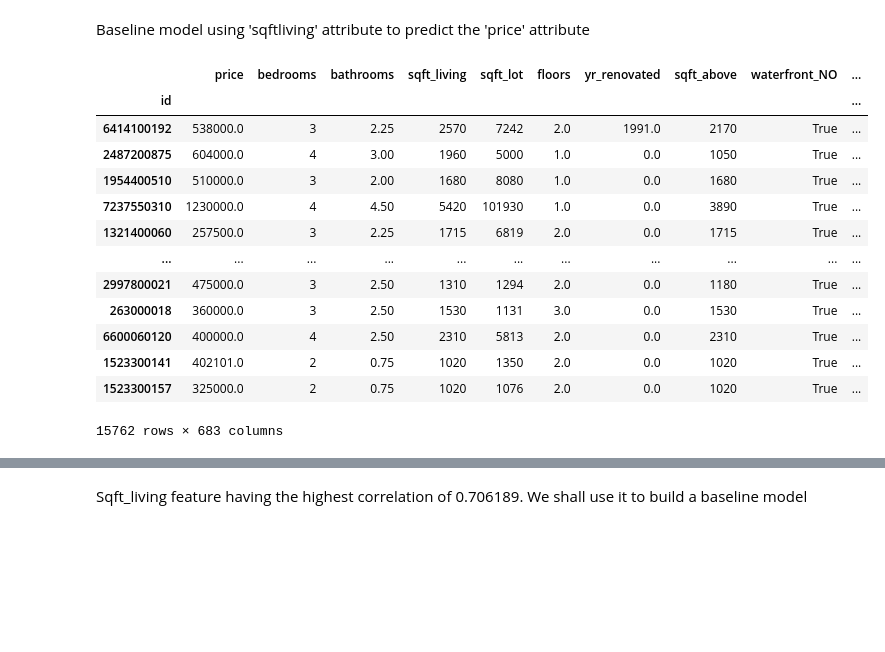
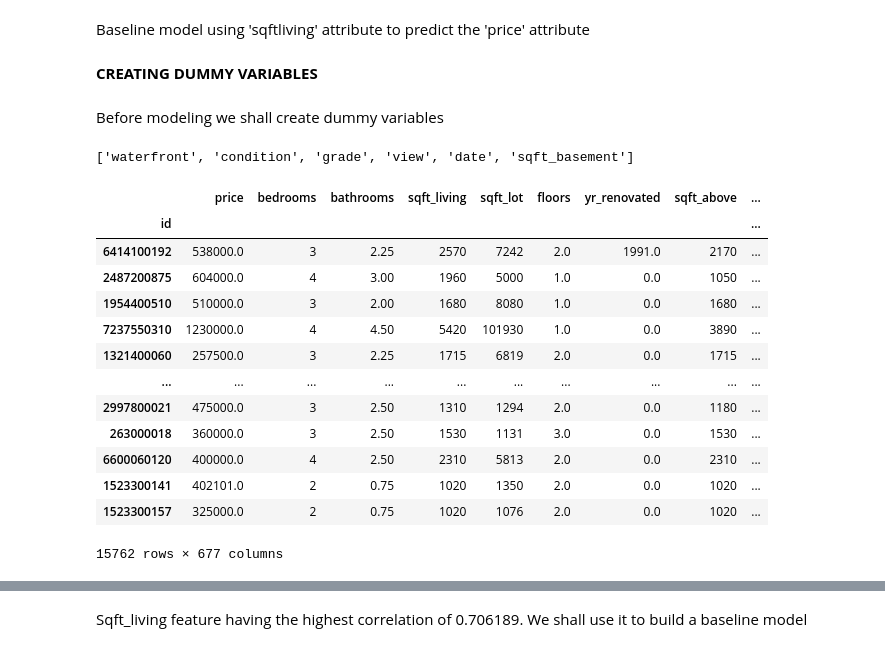
Before and after one commit to lynnndero/Phase-2-project---linear-regression, a Jupyter notebook: student.ipynb, the cells around one changed output, grey strips where cells are left out. Cells and saved outputs as stored; diff of their text form; code cells hidden in the pictures; blank space fills up the shorter version.

```diff
--- a/student.ipynb
+++ b/student.ipynb
@@ -326,23 +326,32 @@ Alternative hypothesis: Home renovations does increase the estimated value of ho
 **Baseline model**
 # %% [markdown]
 Baseline model using 'sqftliving' attribute to predict the 'price' attribute
+# %% [markdown]
+**CREATING DUMMY VARIABLES**
+# %% [markdown]
+Before modeling we shall create dummy variables
+# %%
+cat = list(data_needed.select_dtypes('object').columns.values)
+cat
+# %% [output]
+['waterfront', 'condition', 'grade', 'view', 'date', 'sqft_basement']
 # %%
-dummy_data_needed = pd.get_dummies(data_needed)
+dummy_data_needed = pd.get_dummies(data_needed, columns = cat, drop_first = True)
 dummy_data_needed
 # %% [output]
-|  | price | bedrooms | bathrooms | sqft_living | sqft_lot | floors | yr_renovated | sqft_above | waterfront_NO | ... |
-| id |  |  |  |  |  |  |  |  |  | ... |
-| 6414100192 | 538000.0 | 3 | 2.25 | 2570 | 7242 | 2.0 | 1991.0 | 2170 | True | ... |
-| 2487200875 | 604000.0 | 4 | 3.00 | 1960 | 5000 | 1.0 | 0.0 | 1050 | True | ... |
-| 1954400510 | 510000.0 | 3 | 2.00 | 1680 | 8080 | 1.0 | 0.0 | 1680 | True | ... |
-| 7237550310 | 1230000.0 | 4 | 4.50 | 5420 | 101930 | 1.0 | 0.0 | 3890 | True | ... |
-| 1321400060 | 257500.0 | 3 | 2.25 | 1715 | 6819 | 2.0 | 0.0 | 1715 | True | ... |
-| ... | ... | ... | ... | ... | ... | ... | ... | ... | ... | ... |
-| 2997800021 | 475000.0 | 3 | 2.50 | 1310 | 1294 | 2.0 | 0.0 | 1180 | True | ... |
-| 263000018 | 360000.0 | 3 | 2.50 | 1530 | 1131 | 3.0 | 0.0 | 1530 | True | ... |
-| 6600060120 | 400000.0 | 4 | 2.50 | 2310 | 5813 | 2.0 | 0.0 | 2310 | True | ... |
-| 1523300141 | 402101.0 | 2 | 0.75 | 1020 | 1350 | 2.0 | 0.0 | 1020 | True | ... |
-| 1523300157 | 325000.0 | 2 | 0.75 | 1020 | 1076 | 2.0 | 0.0 | 1020 | True | ... |
+|  | price | bedrooms | bathrooms | sqft_living | sqft_lot | floors | yr_renovated | sqft_above | ... |
+| id |  |  |  |  |  |  |  |  | ... |
+| 6414100192 | 538000.0 | 3 | 2.25 | 2570 | 7242 | 2.0 | 1991.0 | 2170 | ... |
+| 2487200875 | 604000.0 | 4 | 3.00 | 1960 | 5000 | 1.0 | 0.0 | 1050 | ... |
+| 1954400510 | 510000.0 | 3 | 2.00 | 1680 | 8080 | 1.0 | 0.0 | 1680 | ... |
+| 7237550310 | 1230000.0 | 4 | 4.50 | 5420 | 101930 | 1.0 | 0.0 | 3890 | ... |
+| 1321400060 | 257500.0 | 3 | 2.25 | 1715 | 6819 | 2.0 | 0.0 | 1715 | ... |
+| ... | ... | ... | ... | ... | ... | ... | ... | ... | ... |
+| 2997800021 | 475000.0 | 3 | 2.50 | 1310 | 1294 | 2.0 | 0.0 | 1180 | ... |
+| 263000018 | 360000.0 | 3 | 2.50 | 1530 | 1131 | 3.0 | 0.0 | 1530 | ... |
+| 6600060120 | 400000.0 | 4 | 2.50 | 2310 | 5813 | 2.0 | 0.0 | 2310 | ... |
+| 1523300141 | 402101.0 | 2 | 0.75 | 1020 | 1350 | 2.0 | 0.0 | 1020 | ... |
+| 1523300157 | 325000.0 | 2 | 0.75 | 1020 | 1076 | 2.0 | 0.0 | 1020 | ... |
-15762 rows × 683 columns
+15762 rows × 677 columns
 # %%
 dummy_data_needed[['price','bedrooms','bathrooms','sqft_living','sqft_lot','floors','yr_renovated','sqft_above']].corr()
```
Also changed, not shown: parts of 6 cells of this notebook, 1 other file.
